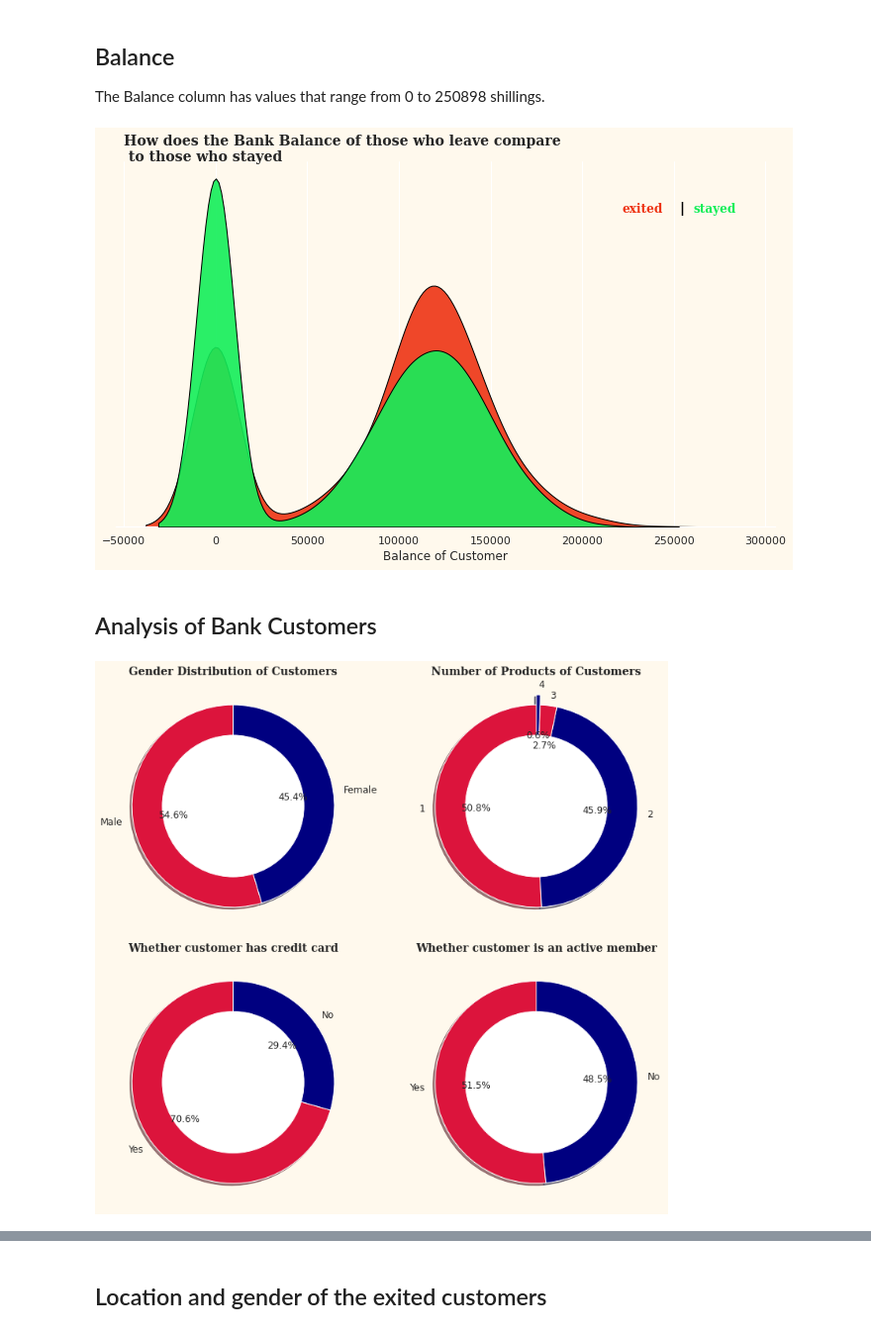
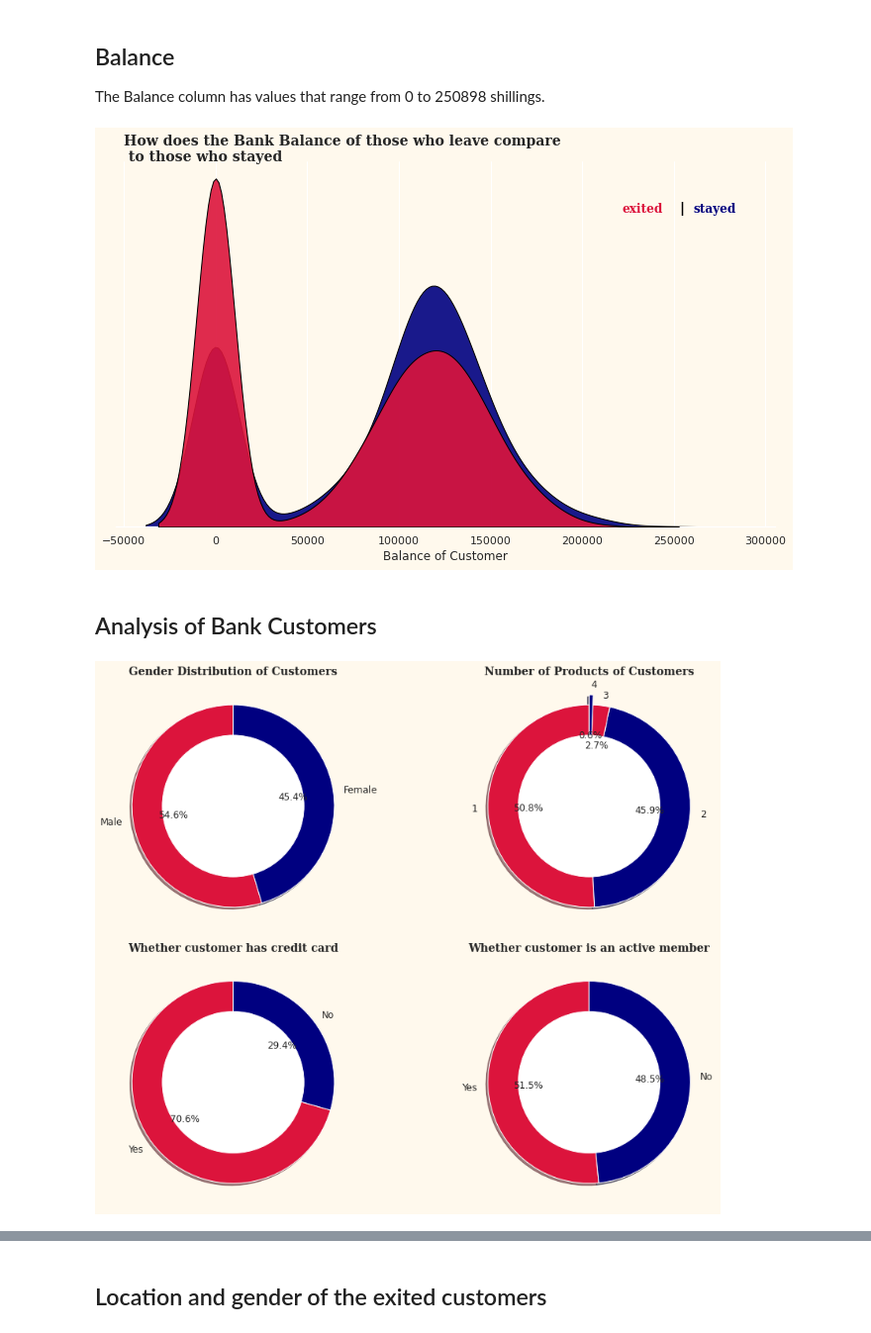
Before and after one commit to Kevin-Nduati/Bank-Customer-Churn-Modelling, a Jupyter notebook: Churn.ipynb, the cells around one changed output, grey strips where cells are left out. Shown: that part at 99% size. Drawn from its saved outputs; the diff is of its cells as text; code cells hidden in the pictures.

Commit message:
End of Visualization

```diff
--- a/Churn.ipynb
+++ b/Churn.ipynb
@@ -19,6 +19,11 @@ sns.set(rc={
 'axes.facecolor': '#FFF9ED',
 'figure.facecolor': '#FFF9ED'
 })
+# %%
+from matplotlib.colors import ListedColormap
+color=['#364BA5', '#EE1E14']
+custom = sns.set_palette(sns.color_palette(color))
+my_cmap = ListedColormap(sns.color_palette(color).as_hex())
 # %%
 df = pd.read_csv('Churn_Modelling.csv')
 df.drop('RowNumber', axis=1, inplace=True)
@@ -69,6 +74,32 @@ The data being highly imbalanced will cause us problems in terms of recall and p
 We will drop additional columns 'customerId' and 'Surname' as I do not think they will be significant to our model
 # %%
 df.drop(['CustomerId', 'Surname'], axis=1, inplace=True)
+# %%
+# Binning the credit score column
+"""
+300-579: Poor.
+580-669: Fair.
+670-739: Good.
+740-799: Very good.
+800-850: Excellent.
+"""
+
+cut_labels = ['Poor', 'Fair', 'Good', 'Very_Good', 'Excellent']
+cut_bins = [300, 579, 669, 739, 799, 850]
+df['CreditScore_bins'] = pd.cut(df['CreditScore'], bins = cut_bins, labels=cut_labels)
+
+
+# Binning the age column
+"""
+18-25: Youth
+26-40: Young Adults
+41-64: Older Adults
+65-100: Seniors
+
+"""
+cut_labels = ['Youth', 'Young_Adults', 'Older_Adults', 'Seniors']
+cut_bins = [18, 25, 40, 64, 100]
+df['Age_bins'] = pd.cut(df['Age'], bins = cut_bins, labels=cut_labels)
 # %% [markdown]
 ## Balance
 The Balance column has values that range from 0 to 250898 shillings.
@@ -82,18 +113,18 @@ for s in ['top', 'right', 'left']:
 y = df[df['Exited'] == 1]
 n = df[df['Exited'] == 0]
 
-sns.kdeplot(n['Balance'], ax = axs, color='#13EE59', shade=True, linewidth=1, ec='black',
+sns.kdeplot(n['Balance'], ax = axs, color='crimson', shade=True, linewidth=1, ec='black',
 alpha=0.9, zorder=3, legend=False)
-sns.kdeplot(y['Balance'], ax = axs, color='#EE3413', shade=True, linewidth=1, ec='black',
+sns.kdeplot(y['Balance'], ax = axs, color='navy', shade=True, linewidth=1, ec='black',
 alpha=0.9, zorder=2, legend=False)
 
 axs.set_xlabel('Balance of Customer', fontsize=12)
 
 fig.text(0.05, 0.97, 'How does the Bank Balance of those who leave compare \n to those who stayed',
 fontsize=14, fontweight='bold', fontfamily='serif')
-fig.text(0.75, 0.85, 'exited', fontweight='bold', fontsize=12, color='#EE3413', fontfamily='serif')
+fig.text(0.75, 0.85, 'exited', fontweight='bold', fontsize=12, color='crimson', fontfamily='serif')
 fig.text(0.83, 0.85, '|', fontweight='bold', fontsize=14, color='black')
-fig.text(0.85, 0.85, 'stayed', fontweight='bold', fontsize=12, color='#13EE59', fontfamily='serif')
+fig.text(0.85, 0.85, 'stayed', fontweight='bold', fontsize=12, color='navy', fontfamily='serif')
 
 # fig.text(1.1, 0.80, 'Insight', fontsize=14, fontweight='bold',fontfamily='serif')
 # fig.text(1.1, 0.45,
@@ -120,34 +151,34 @@ plt.tight_layout()
 plt.savefig('img/Balance.png', bbox_inches='tight')
 plt.show()
 # %% [output]
-[figure, old version]
+[figure, new version]
 # %% [markdown]
 ## Analysis of Bank Customers
 # %%
 def donut_plot(df, col, title=None, ax=None, color=['crimson','navy'], labels = None, explode =None):
     data = df[col].value_counts()
     if labels is None:
         labels = data.index
     ax.pie(data, colors=color, autopct='%1.1f%%', shadow=True,
              startangle=90, labels=labels, textprops={'fontsize': 12},explode=explode)
     circle = plt.Circle((0,0), 0.7, color='white')
     ax.add_artist(circle)
 
     ax.set_title(title, fontsize=14, fontweight='bold', fontfamily='serif')
     plt.tight_layout()
 
 
-fig, axs = plt.subplots(2,2, figsize=(14,10))
+fig, axs = plt.subplots(2,2, figsize=(24,10))
 
 
 donut_plot(df, 'Gender', title='Gender Distribution of Customers', ax=axs[0,0])
 donut_plot(df, 'NumOfProducts', title='Number of Products of Customers', ax=axs[0,1],
             explode=[0,0,0,0.1])
 donut_plot(df, 'HasCrCard', title='Whether customer has credit card', ax=axs[1,0],
             labels = ['Yes', 'No'])
 donut_plot(df, 'IsActiveMember', title='Whether customer is an active member', ax=axs[1,1],
             labels=['Yes', 'No'])
 # plt.gcf().set_size_inches(15,10)
 plt.tight_layout()
 # %% [output]
-[figure, old version]
+[figure, new version]
```
Also changed, not shown: parts of 8 cells of this notebook, 2 other files.
